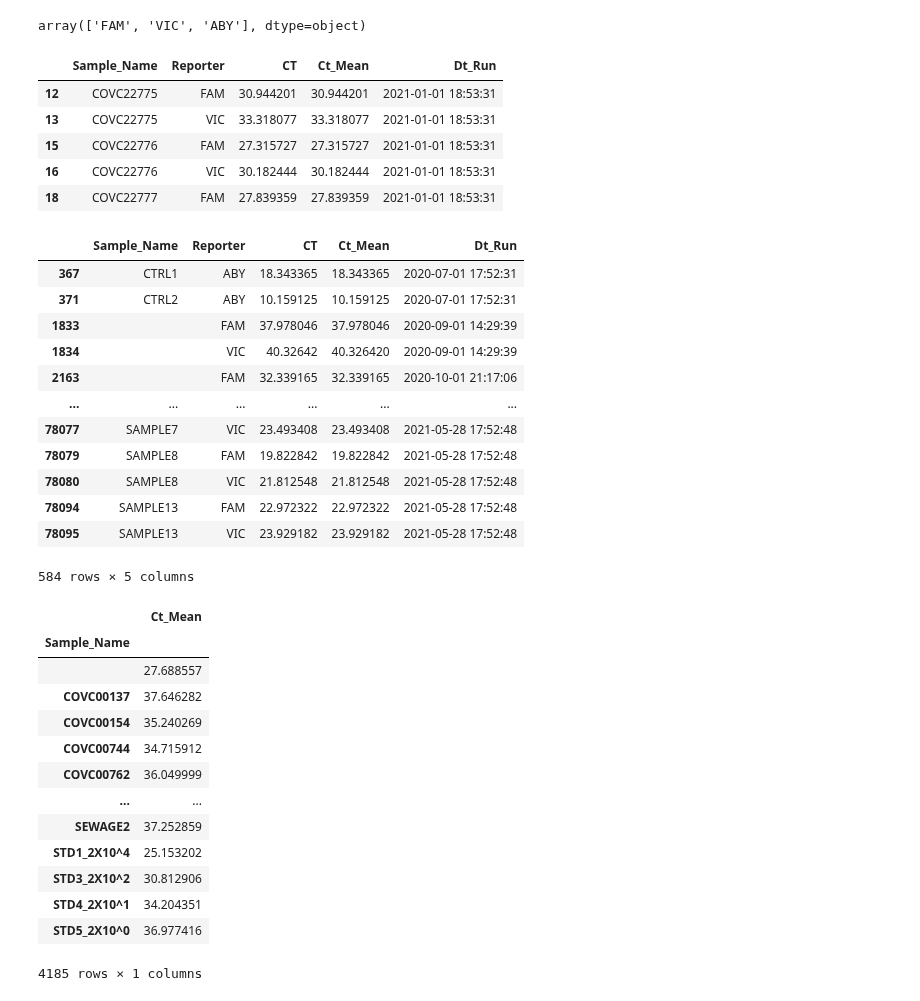
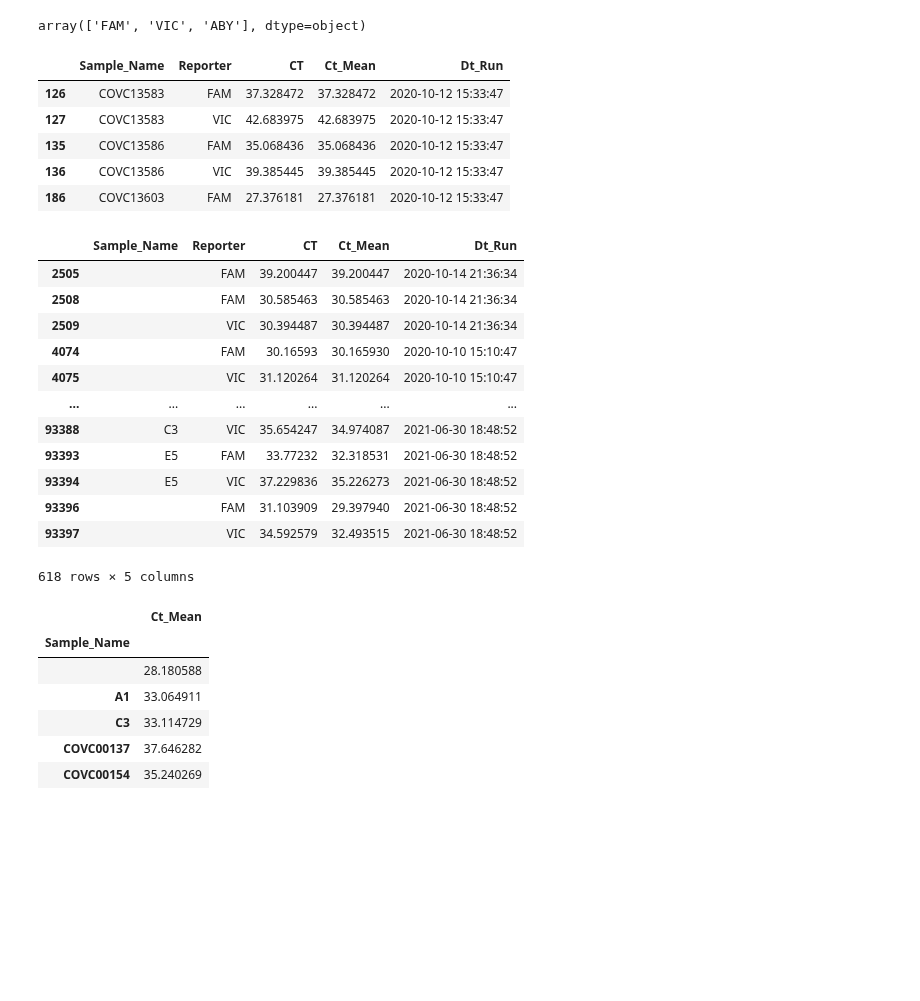
Before and after one commit to ousodaniel/SARS-CoV-2-Data-Workflows, a Jupyter notebook: retrieve-sapmles-cts.ipynb, the cells around one changed output. Saved outputs shown, nothing was run; the diff lists cells and outputs as text; code cells hidden in the pictures; blank space fills up the shorter version.

```diff
--- a/retrieve-sapmles-cts.ipynb
+++ b/retrieve-sapmles-cts.ipynb
@@ -5,7 +5,7 @@ import os, sys, regex
 # %%
 dala = os.getenv('HOME')
 # %%
-base_dir = f'{dala}/Documents/RunSheets/AllRunsheets'
+base_dir = f'{dala}/Documents/RunSheets/AllRunSheets'
 # %%
 cols1 = ['Sample_Name', 'Reporter', 'CT', 'Ct_Mean']
 
@@ -156,11 +156,11 @@ data5 = data4.assign(Sample_Name=data4['Sample_Name'].apply(lambda x: cov_names(
 data5.head()
 # %% [output]
 |  | Sample_Name | Reporter | CT | Ct_Mean | Dt_Run |
-| 12 | COVC22775 | FAM | 30.944201 | 30.944201 | 2021-01-01 18:53:31 |
-| 13 | COVC22775 | VIC | 33.318077 | 33.318077 | 2021-01-01 18:53:31 |
-| 15 | COVC22776 | FAM | 27.315727 | 27.315727 | 2021-01-01 18:53:31 |
-| 16 | COVC22776 | VIC | 30.182444 | 30.182444 | 2021-01-01 18:53:31 |
-| 18 | COVC22777 | FAM | 27.839359 | 27.839359 | 2021-01-01 18:53:31 |
+| 126 | COVC13583 | FAM | 37.328472 | 37.328472 | 2020-10-12 15:33:47 |
+| 127 | COVC13583 | VIC | 42.683975 | 42.683975 | 2020-10-12 15:33:47 |
+| 135 | COVC13586 | FAM | 35.068436 | 35.068436 | 2020-10-12 15:33:47 |
+| 136 | COVC13586 | VIC | 39.385445 | 39.385445 | 2020-10-12 15:33:47 |
+| 186 | COVC13603 | FAM | 27.376181 | 27.376181 | 2020-10-12 15:33:47 |
 # %%
 (data5.sort_values(['Sample_Name', 'Reporter', 'Dt_Run'])
  .drop_duplicates(['Sample_Name', 'Reporter'], keep='last', inplace=True))
@@ -168,37 +168,30 @@ data5.head()
 data5[data5['Sample_Name'].str.contains('COVC') == False]#['Dt_Run'].unique()
 # %% [output]
 |  | Sample_Name | Reporter | CT | Ct_Mean | Dt_Run |
-| 367 | CTRL1 | ABY | 18.343365 | 18.343365 | 2020-07-01 17:52:31 |
-| 371 | CTRL2 | ABY | 10.159125 | 10.159125 | 2020-07-01 17:52:31 |
-| 1833 |  | FAM | 37.978046 | 37.978046 | 2020-09-01 14:29:39 |
-| 1834 |  | VIC | 40.32642 | 40.326420 | 2020-09-01 14:29:39 |
-| 2163 |  | FAM | 32.339165 | 32.339165 | 2020-10-01 21:17:06 |
+| 2505 |  | FAM | 39.200447 | 39.200447 | 2020-10-14 21:36:34 |
+| 2508 |  | FAM | 30.585463 | 30.585463 | 2020-10-14 21:36:34 |
+| 2509 |  | VIC | 30.394487 | 30.394487 | 2020-10-14 21:36:34 |
+| 4074 |  | FAM | 30.16593 | 30.165930 | 2020-10-10 15:10:47 |
+| 4075 |  | VIC | 31.120264 | 31.120264 | 2020-10-10 15:10:47 |
 | ... | ... | ... | ... | ... | ... |
-| 78077 | SAMPLE7 | VIC | 23.493408 | 23.493408 | 2021-05-28 17:52:48 |
-| 78079 | SAMPLE8 | FAM | 19.822842 | 19.822842 | 2021-05-28 17:52:48 |
-| 78080 | SAMPLE8 | VIC | 21.812548 | 21.812548 | 2021-05-28 17:52:48 |
-| 78094 | SAMPLE13 | FAM | 22.972322 | 22.972322 | 2021-05-28 17:52:48 |
-| 78095 | SAMPLE13 | VIC | 23.929182 | 23.929182 | 2021-05-28 17:52:48 |
+| 93388 | C3 | VIC | 35.654247 | 34.974087 | 2021-06-30 18:48:52 |
+| 93393 | E5 | FAM | 33.77232 | 32.318531 | 2021-06-30 18:48:52 |
+| 93394 | E5 | VIC | 37.229836 | 35.226273 | 2021-06-30 18:48:52 |
+| 93396 |  | FAM | 31.103909 | 29.397940 | 2021-06-30 18:48:52 |
+| 93397 |  | VIC | 34.592579 | 32.493515 | 2021-06-30 18:48:52 |
-584 rows × 5 columns
+618 rows × 5 columns
 # %%
 data6 = data5.sort_values(['Sample_Name']).groupby('Sample_Name').mean()
 # %%
-data6#.head()
+data6.head()
 # %% [output]
 |  | Ct_Mean |
 | Sample_Name |  |
-|  | 27.688557 |
+|  | 28.180588 |
+| A1 | 33.064911 |
+| C3 | 33.114729 |
 | COVC00137 | 37.646282 |
 | COVC00154 | 35.240269 |
-| COVC00744 | 34.715912 |
-| COVC00762 | 36.049999 |
-| ... | ... |
-| SEWAGE2 | 37.252859 |
-| STD1_2X10^4 | 25.153202 |
-| STD3_2X10^2 | 30.812906 |
-| STD4_2X10^1 | 34.204351 |
-| STD5_2X10^0 | 36.977416 |
-4185 rows × 1 columns
 # %%
 df_cts = data6.reset_index()[data6.reset_index()['Sample_Name'].str.contains('COV') == True]
 # %%
```
Also changed, not shown: parts of 6 cells of this notebook, 5 other files.
